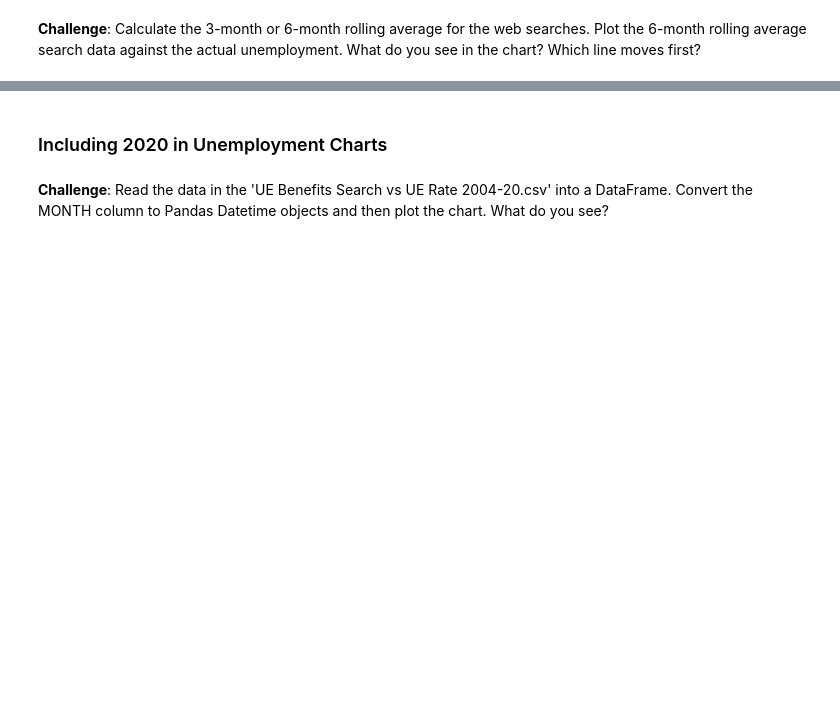
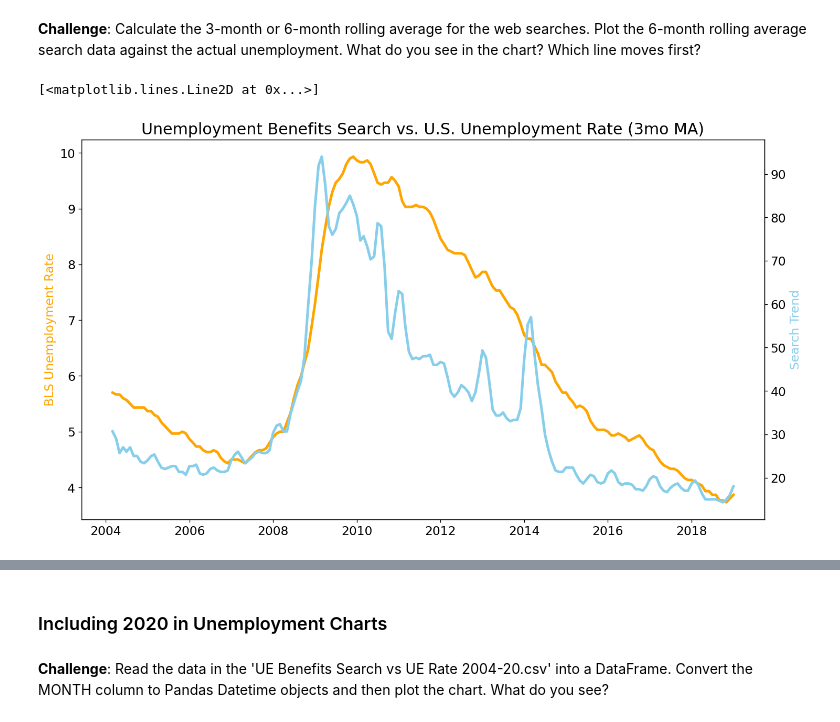
Before and after one commit to tomweinandy/100DaysOfCode, a Jupyter notebook: Projects/Day074/Google Trends and Data Visualisation.ipynb, the cells around one changed output, grey strips where cells are left out. Drawn from its saved outputs; the diff is of its cells as text; code cells hidden in the pictures; blank space fills up the shorter version.

```diff
--- a/Projects/Day074/Google Trends and Data Visualisation.ipynb
+++ b/Projects/Day074/Google Trends and Data Visualisation.ipynb
@@ -369,2 +397,27 @@ df_btc_price
 # %% [markdown]
 **Challenge**: Calculate the 3-month or 6-month rolling average for the web searches. Plot the 6-month rolling average search data against the actual unemployment. What do you see in the chart? Which line moves first?
+# %%
+df_unemployment_roll3 = df_unemployment[['UE_BENEFITS_WEB_SEARCH', 'UNRATE']].rolling(window=3).mean()
+df_unemployment_roll6 = df_unemployment[['UE_BENEFITS_WEB_SEARCH', 'UNRATE']].rolling(window=6).mean()
+# %%
+# Create locators for ticks on the time axis
+plt.figure(figsize=(14,8), dpi=120)
+plt.title('Unemployment Benefits Search vs. U.S. Unemployment Rate (3mo MA)', fontsize=18)
+
+plt.xticks(fontsize=14)
+plt.yticks(fontsize=14)  # only affects left axis
+
+
+ax1 = plt.gca()  # get current axis
+ax2 = ax1.twinx()
+
+plt.yticks(fontsize=14)  # only affects right axis
+
+ax1.set_ylabel('BLS Unemployment Rate', color='orange', fontsize=14)
+ax2.set_ylabel('Search Trend', color='skyblue', fontsize=14)
+
+ax1.plot(df_unemployment['MONTH'], df_unemployment_roll3['UNRATE'], color='orange', linewidth=3)
+ax2.plot(df_unemployment['MONTH'], df_unemployment_roll3['UE_BENEFITS_WEB_SEARCH'], color='skyblue', linewidth=3)
+# %% [output]
+[<matplotlib.lines.Line2D at 0x...>]
+[figure, added]
```
Also changed, not shown: parts of 10 cells of this notebook, 1 other file.
